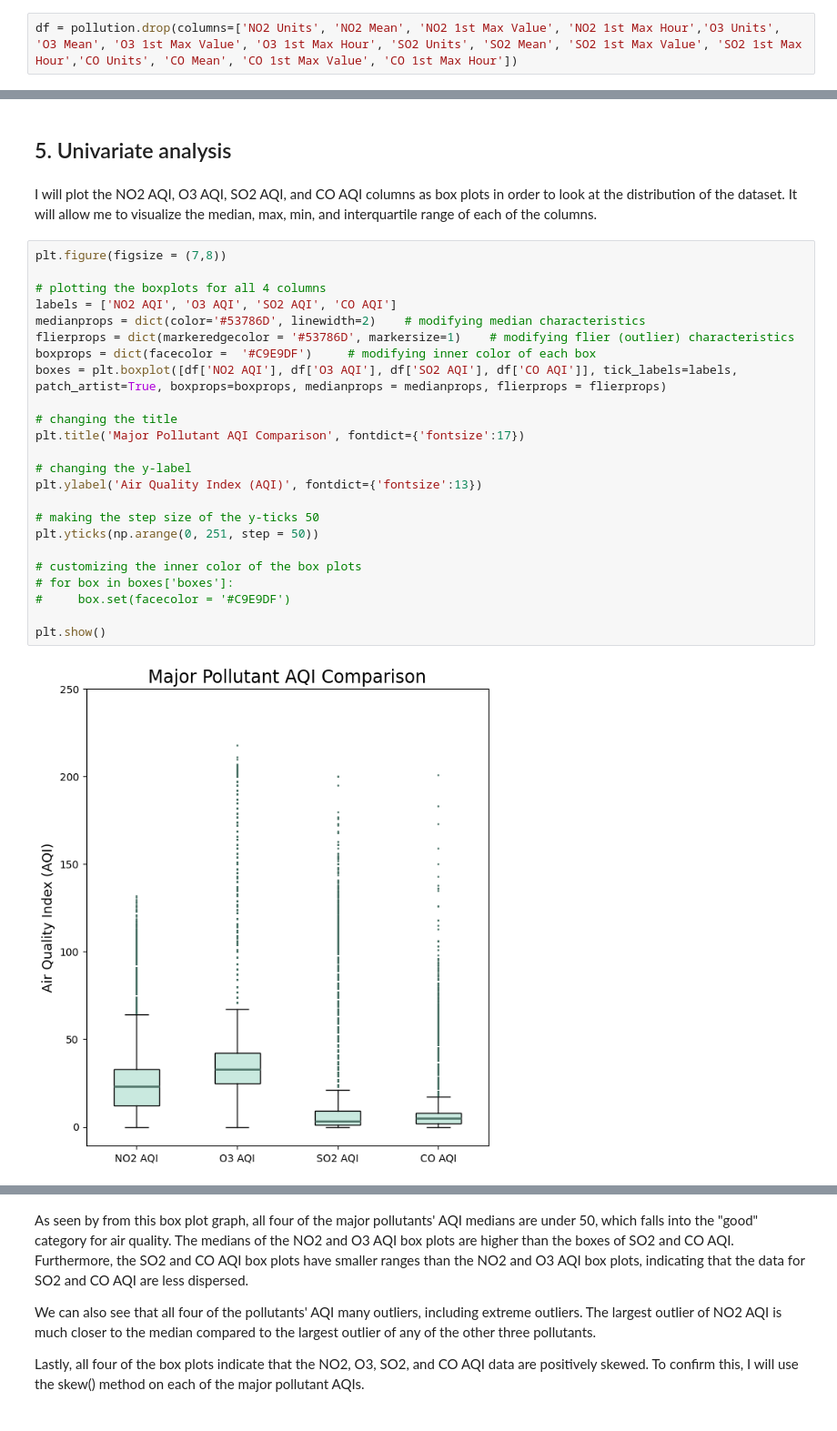
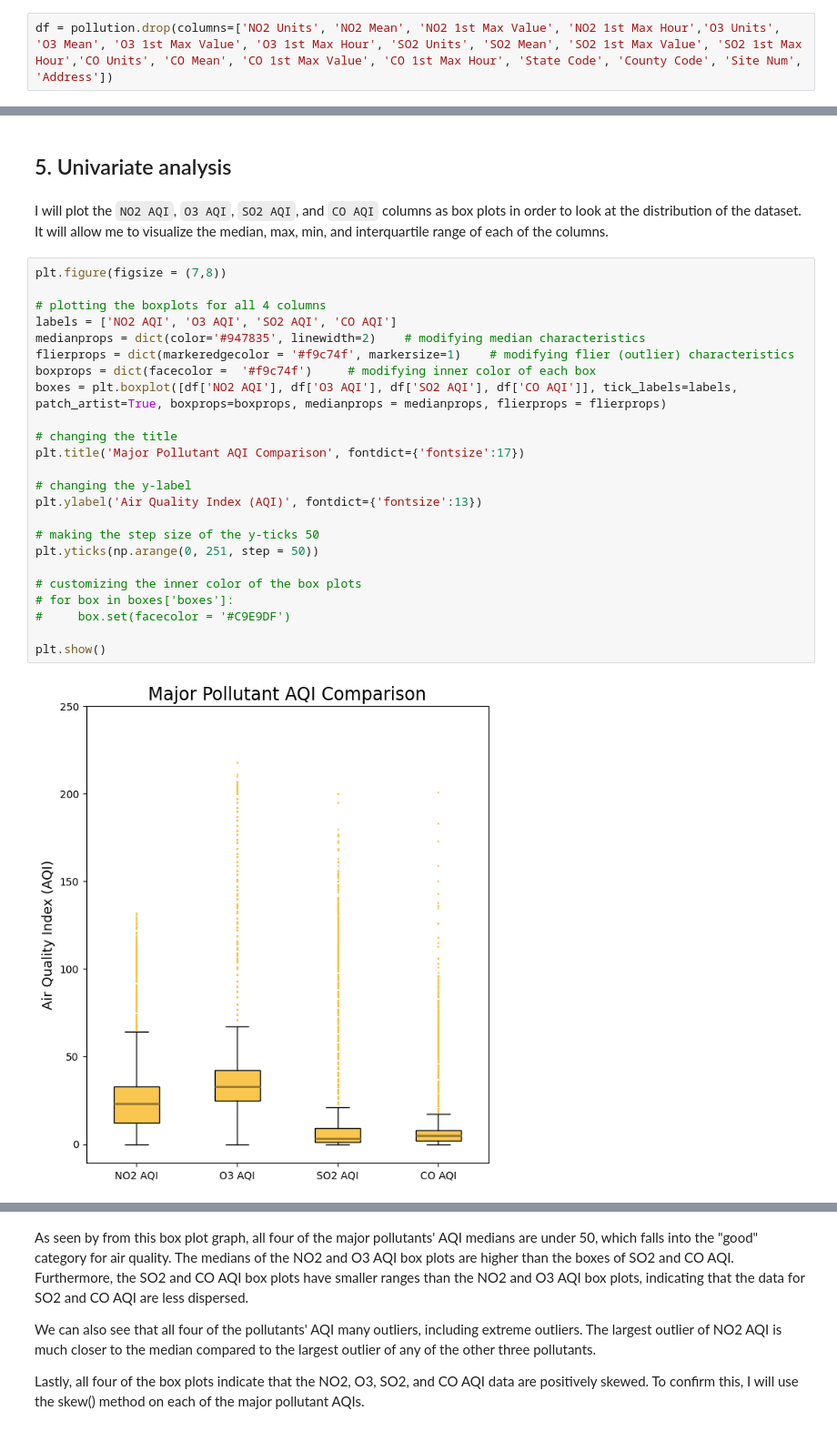
Before and after one commit to aidaduong/US-Air-Pollution-EDA-Kaggle, a Jupyter notebook: air_pollution_EDA.ipynb, the cells around one changed output, grey strips where cells are left out. Shown at 91% size. Drawn from its saved outputs; the diff is of its cells as text.

```diff
--- a/air_pollution_EDA.ipynb
+++ b/air_pollution_EDA.ipynb
@@ -108,2 +110,2 @@ For this project, I am choosing to focus mainly on the AQI. Therefore, I will ne
 # %%
-df = pollution.drop(columns=['NO2 Units', 'NO2 Mean', 'NO2 1st Max Value', 'NO2 1st Max Hour','O3 Units', 'O3 Mean', 'O3 1st Max Value', 'O3 1st Max Hour', 'SO2 Units', 'SO2 Mean', 'SO2 1st Max Value', 'SO2 1st Max Hour','CO Units', 'CO Mean', 'CO 1st Max Value', 'CO 1st Max Hour'])
+df = pollution.drop(columns=['NO2 Units', 'NO2 Mean', 'NO2 1st Max Value', 'NO2 1st Max Hour','O3 Units', 'O3 Mean', 'O3 1st Max Value', 'O3 1st Max Hour', 'SO2 Units', 'SO2 Mean', 'SO2 1st Max Value', 'SO2 1st Max Hour','CO Units', 'CO Mean', 'CO 1st Max Value', 'CO 1st Max Hour', 'State Code', 'County Code', 'Site Num', 'Address'])
@@ -242,30 +236,30 @@ I can see that the data has 47 different states, 133 counties, 144 cities, and 2
 # %% [markdown]
 ## 5. Univariate analysis
 # %% [markdown]
-I will plot the NO2 AQI, O3 AQI, SO2 AQI, and CO AQI columns as box plots in order to look at the distribution of the dataset. It will allow me to visualize the median, max, min, and interquartile range of each of the columns.
+I will plot the `NO2 AQI`, `O3 AQI`, `SO2 AQI`, and `CO AQI` columns as box plots in order to look at the distribution of the dataset. It will allow me to visualize the median, max, min, and interquartile range of each of the columns.
 # %%
 plt.figure(figsize = (7,8))
 
 # plotting the boxplots for all 4 columns
 labels = ['NO2 AQI', 'O3 AQI', 'SO2 AQI', 'CO AQI']
-medianprops = dict(color='#53786D', linewidth=2)    # modifying median characteristics
-flierprops = dict(markeredgecolor = '#53786D', markersize=1)    # modifying flier (outlier) characteristics
-boxprops = dict(facecolor =  '#C9E9DF')     # modifying inner color of each box
+medianprops = dict(color='#947835', linewidth=2)    # modifying median characteristics
+flierprops = dict(markeredgecolor = '#f9c74f', markersize=1)    # modifying flier (outlier) characteristics
+boxprops = dict(facecolor =  '#f9c74f')     # modifying inner color of each box
 boxes = plt.boxplot([df['NO2 AQI'], df['O3 AQI'], df['SO2 AQI'], df['CO AQI']], tick_labels=labels, patch_artist=True, boxprops=boxprops, medianprops = medianprops, flierprops = flierprops)
 
 # changing the title
 plt.title('Major Pollutant AQI Comparison', fontdict={'fontsize':17})
 
 # changing the y-label
 plt.ylabel('Air Quality Index (AQI)', fontdict={'fontsize':13})
 
 # making the step size of the y-ticks 50
 plt.yticks(np.arange(0, 251, step = 50))
 
 # customizing the inner color of the box plots
 # for box in boxes['boxes']:
 #     box.set(facecolor = '#C9E9DF')
 
 plt.show()
 # %% [output]
-[figure, old version]
+[figure, new version]
```
Also changed, not shown: parts of 48 cells of this notebook.
